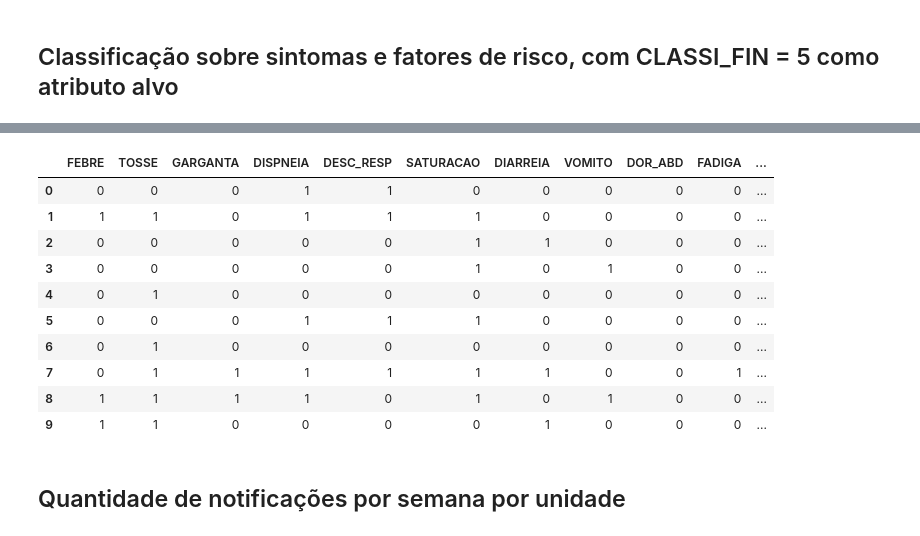
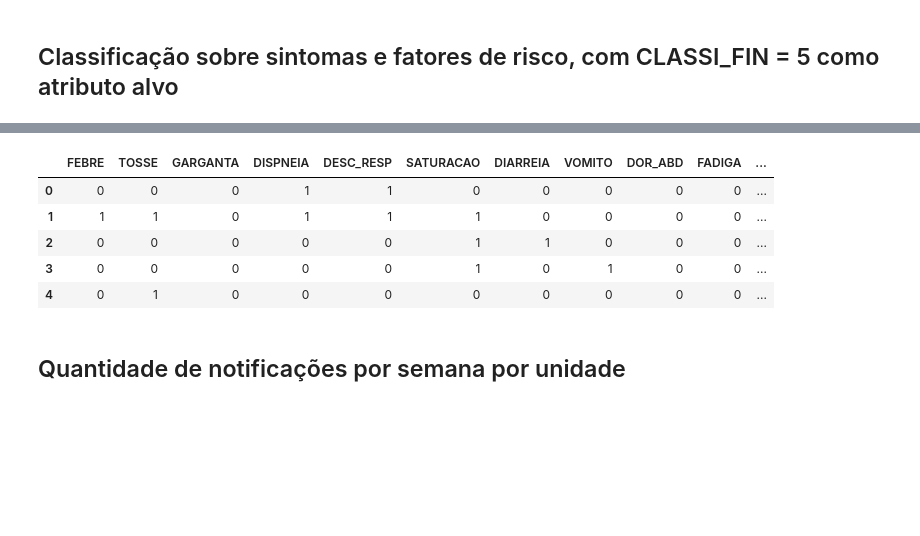
Before and after one commit to flohmannjr/PJI410, a Jupyter notebook: PJI410_dados.ipynb, the cells around one changed output, grey strips where cells are left out. Drawn from its saved outputs; the diff is of its cells as text; code cells hidden in the pictures; blank space fills up the shorter version.

```diff
--- a/PJI410_dados.ipynb
+++ b/PJI410_dados.ipynb
@@ -818,18 +896,13 @@ df_sintomas_covid.rename(columns={'CLASSI_FIN': 'COVID'}, inplace=True)
 # %%
 with pd.option_context('display.max_columns', None):
-    display(df_sintomas_covid[:10])
+    display(df_sintomas_covid[:5])
 # %% [output]
 |  | FEBRE | TOSSE | GARGANTA | DISPNEIA | DESC_RESP | SATURACAO | DIARREIA | VOMITO | DOR_ABD | FADIGA | ... |
 | 0 | 0 | 0 | 0 | 1 | 1 | 0 | 0 | 0 | 0 | 0 | ... |
 | 1 | 1 | 1 | 0 | 1 | 1 | 1 | 0 | 0 | 0 | 0 | ... |
 | 2 | 0 | 0 | 0 | 0 | 0 | 1 | 1 | 0 | 0 | 0 | ... |
 | 3 | 0 | 0 | 0 | 0 | 0 | 1 | 0 | 1 | 0 | 0 | ... |
 | 4 | 0 | 1 | 0 | 0 | 0 | 0 | 0 | 0 | 0 | 0 | ... |
-| 5 | 0 | 0 | 0 | 1 | 1 | 1 | 0 | 0 | 0 | 0 | ... |
-| 6 | 0 | 1 | 0 | 0 | 0 | 0 | 0 | 0 | 0 | 0 | ... |
-| 7 | 0 | 1 | 1 | 1 | 1 | 1 | 1 | 0 | 0 | 1 | ... |
-| 8 | 1 | 1 | 1 | 1 | 0 | 1 | 0 | 1 | 0 | 0 | ... |
-| 9 | 1 | 1 | 0 | 0 | 0 | 0 | 1 | 0 | 0 | 0 | ... |
 # %%
 # df_sintomas_covid.to_csv('/content/PJI410_sintomas_covid.zip', index=False)
 # %% [markdown]
```
Also changed, not shown: parts of 49 cells of this notebook.
